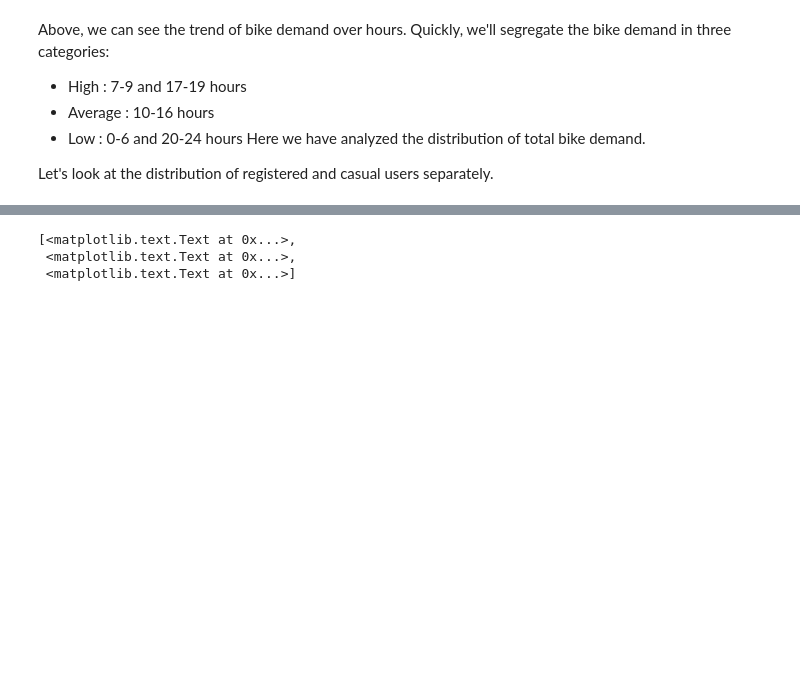
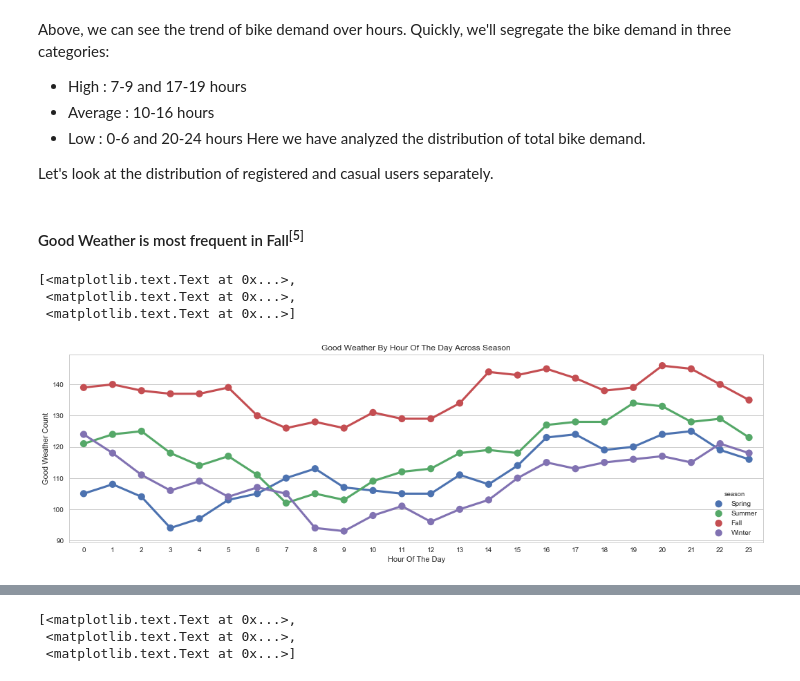
Before and after one commit to LinuxAI-PKU/ml-workspace, a Jupyter notebook: kaggle-bike-sharing-demand/kaggle-bike-sharing-demand.ipynb, the cells around one changed output, grey strips where cells are left out. Drawn from its saved outputs; the diff is of its cells as text; code cells hidden in the pictures; blank space fills up the shorter version.

```diff
--- a/kaggle-bike-sharing-demand/kaggle-bike-sharing-demand.ipynb
+++ b/kaggle-bike-sharing-demand/kaggle-bike-sharing-demand.ipynb
@@ -339,3 +341,19 @@ Above, we can see the trend of bike demand over hours. Quickly, we'll segregate
 Here we have analyzed the distribution of total bike demand.
 
 Let's look at the distribution of registered and casual users separately.
+# %% [markdown]
+#### Good Weather is most frequent in Fall<sup>[5]</sup>
+# %%
+season_map = {1:'Spring', 2:'Summer', 3:'Fall', 4:'Winter'}
+good_weather = all_df[all_df['weather'] == 1][['hour', 'season']].copy()
+data = pd.DataFrame({'count' : good_weather.groupby(["hour","season"]).size()}).reset_index()
+data['season'] = data['season'].map(lambda d : season_map[d])
+
+fig, ax = plt.subplots(figsize=(18, 5))
+sns.pointplot(x=data["hour"], y=data["count"], hue=data["season"], ax=ax)
+ax.set(xlabel='Hour Of The Day', ylabel='Good Weather Count', title="Good Weather By Hour Of The Day Across Season")
+# %% [output]
+[<matplotlib.text.Text at 0x...>,
+ <matplotlib.text.Text at 0x...>,
+ <matplotlib.text.Text at 0x...>]
+[figure, added]
```
Also changed, not shown: parts of 32 cells of this notebook, 1 other file.
